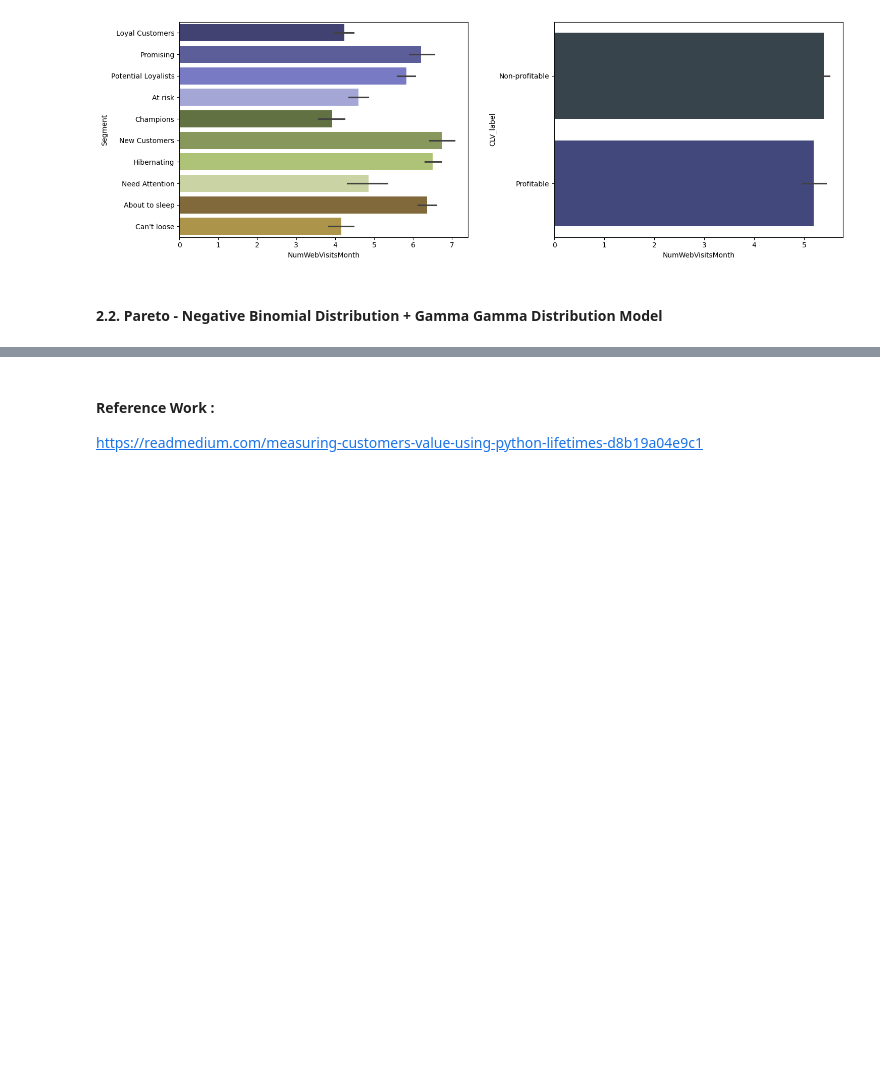
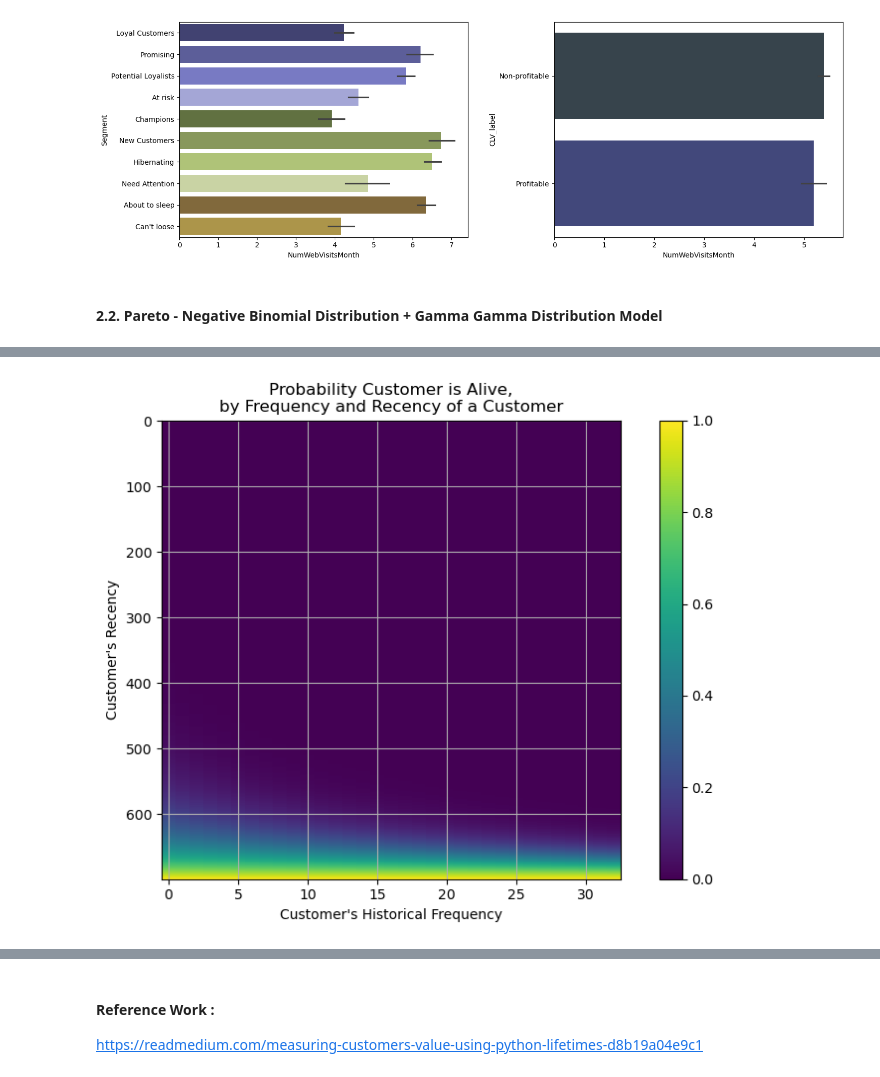
Before and after one commit to annugit1655/Customer-Behaviour-Analysis-with-CLTV, a Jupyter notebook: notebooks/04-CLTV-Probabilistic-models.ipynb, the cells around one changed output, grey strips where cells are left out. Cells and saved outputs as stored; diff of their text form; code cells hidden in the pictures; blank space fills up the shorter version.

```diff
--- a/notebooks/04-CLTV-Probabilistic-models.ipynb
+++ b/notebooks/04-CLTV-Probabilistic-models.ipynb
@@ -728,0 +826,9 @@ plt.show()
+# %%
+# plotting the churn matrix/ probability of active customer
+plt.figure(figsize=(10, 6))
+plot_probability_alive_matrix(pnbd_model)
+
+plt.grid(axis='both')
+plt.show()
+# %% [output]
+[figure, added]
```
Also changed, not shown: parts of 14 cells of this notebook.
